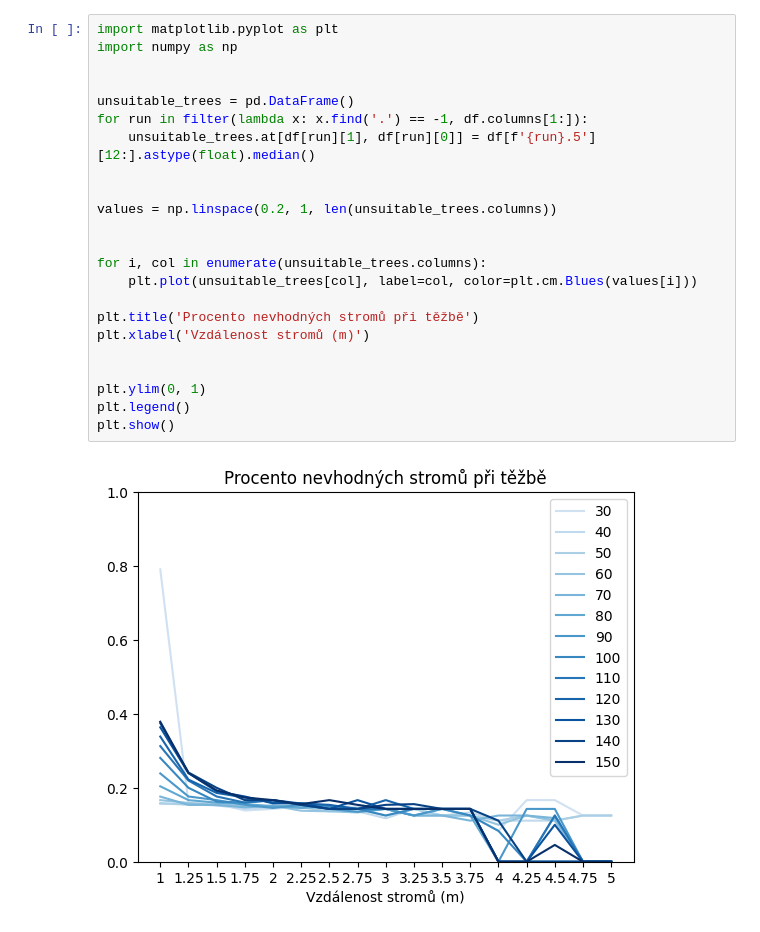
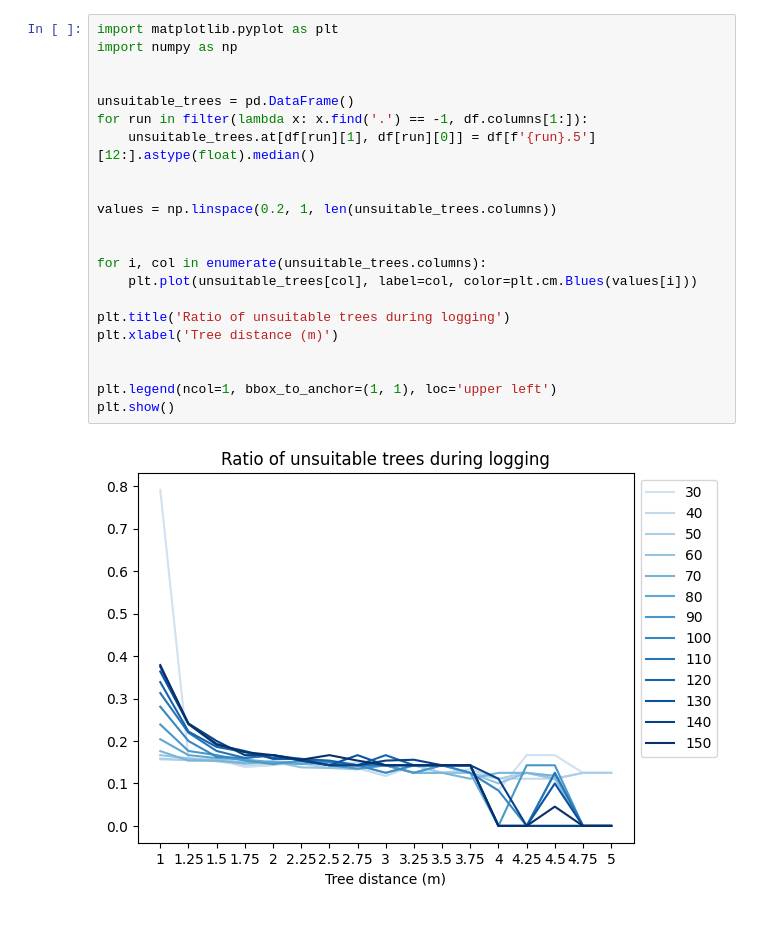
Before and after one commit to matejpekar/tree-rotation-age-model, a Jupyter notebook: analysis.ipynb, the cells around one changed output. Saved outputs shown, nothing was run; the diff lists cells and outputs as text.

```diff
--- a/analysis.ipynb
+++ b/analysis.ipynb
@@ -145,28 +135,27 @@ plt.show()
 # %%
 import matplotlib.pyplot as plt
 import numpy as np
 
 
 unsuitable_trees = pd.DataFrame()
 for run in filter(lambda x: x.find('.') == -1, df.columns[1:]):
     unsuitable_trees.at[df[run][1], df[run][0]] = df[f'{run}.5'][12:].astype(float).median()
 
 
 values = np.linspace(0.2, 1, len(unsuitable_trees.columns))
 
 
 for i, col in enumerate(unsuitable_trees.columns):
     plt.plot(unsuitable_trees[col], label=col, color=plt.cm.Blues(values[i]))
 
-plt.title('Procento nevhodných stromů při těžbě')
-plt.xlabel('Vzdálenost stromů (m)')
+plt.title('Ratio of unsuitable trees during logging')
+plt.xlabel('Tree distance (m)')
 
 
-plt.ylim(0, 1)
-plt.legend()
+plt.legend(ncol=1, bbox_to_anchor=(1, 1), loc='upper left')
 plt.show()
 # %% [output]
-[figure, old version]
+[figure, new version]
 # %%
 import matplotlib.pyplot as plt
 
```
Also changed, not shown: parts of 9 cells of this notebook.
